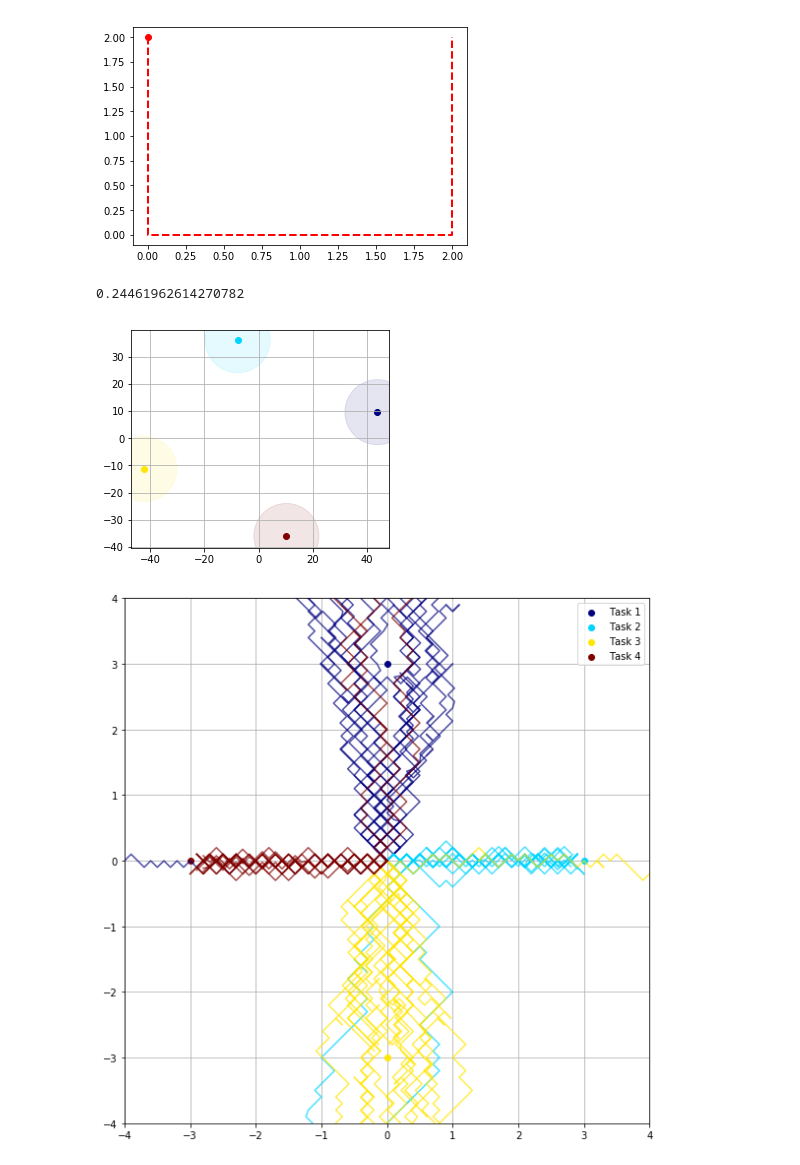
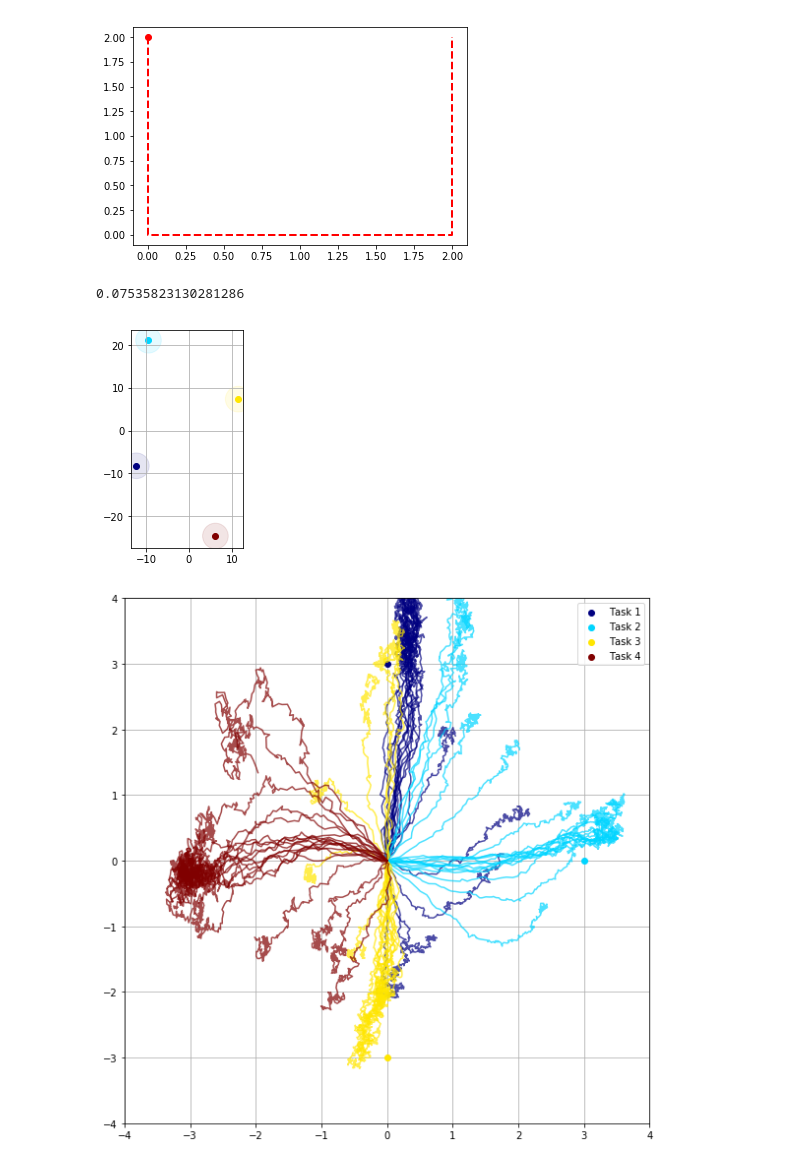
Before and after one commit to ryanjulian/embed2learn, a Jupyter notebook: notebooks/analyze_point_env.ipynb, the cells around one changed output. Saved outputs shown, nothing was run; the diff lists cells and outputs as text; code cells hidden in the pictures.

Commit message:
Composition of tasks

```diff
--- a/notebooks/analyze_point_env.ipynb
+++ b/notebooks/analyze_point_env.ipynb
@@ -117,7 +114,7 @@ plt.show()
 4.0
 [figure]
 # %%
-EXP_PREFIX = "../../../data/cloud"
+EXP_PREFIX = "../../../data/local"
 # EXP_NAME = "ppo-point-embed/ppo_point_embed_2018_07_16_13_34_30_0056"
 # EXP_NAME = "ppo-point-embed/ppo_point_embed_2018_07_16_13_34_30_0064"
 # EXP_NAME = "ppo-point-embed/ppo_point_embed_2018_07_16_13_34_30_0155"
@@ -142,9 +139,9 @@ EXP_PREFIX = "../../../data/cloud"
 # 12 points
 # EXP_NAME = "ppo-point-embed/ppo_point_embed_2018_07_10_17_44_38_0001"
 
-EXP_NAME = "ppo-point-embed/ppo_point_embed_2018_07_11_14_55_28_0001"
+EXP_NAME = "ppo-point-embed-random-start-192-polent/ppo_point_embed_random_start_192_polent_2018_08_14_17_01_37_0001"
 
-EXP_ITR = "450"
+EXP_ITR = "400"
 EXP = osp.join(EXP_PREFIX, EXP_NAME, "itr_{}.pkl".format(EXP_ITR))
 try:
     sess.close()
@@ -159,7 +156,7 @@ policy = snapshot["policy"]
 
 # Tasks and goals
 num_tasks = policy.task_space.flat_dim
-task_envs = env.env.env._task_envs
+task_envs = env.env._task_envs
 goals = np.array([te._goal for te in task_envs])
 task_cmap = colormap_mpl(num_tasks)
 
@@ -173,31 +170,30 @@ means_area = ConvexHull(z_means).volume
 stds_area = np.sum(np.pi * z_stds.prod(axis=1))
 print(stds_area/means_area)
 # %% [output]
-0.24461962614270782
+0.07535823130281286
 # %%
-
-ppo-point-embed/ppo_point_embed_2018_07_11_14_55_28_0001/progress# Embedding visualization
+# Embedding visualization
 plt.figure()
 ax = plt.subplot(111, aspect='equal')
 # centers and std circles
 for t in range(num_tasks):
     mu = z_means[t, :]
     theta = z_stds[t, :]
     plt.scatter(x=mu[0], y=mu[1], color=task_cmap[t])
     e = Ellipse(tuple(mu), 3*theta[0], 3*theta[1], 0, color=task_cmap[t])
     e.set_alpha(0.1)
     ax.add_artist(e)
 plt.grid(True)
 # %% [output]
-[figure, old version]
+[figure, new version]
 # %%
 # Rollout visualization
 matplotlib.rcParams['pdf.fonttype'] = 42
 matplotlib.rcParams['ps.fonttype'] = 42
 plt.figure(figsize=(8, 8))
 
-MAX_PATH_LENGTH = 50
-SAMPLING_POSITIONS = np.linspace(-3, 3, num=20)
+MAX_PATH_LENGTH = 200
+SAMPLING_POSITIONS = np.linspace(-10, 10, num=20)
 
 for t in range(num_tasks):
     # Plot goal
@@ -232,7 +228,7 @@ plt.legend()
 plt.tight_layout()
 plt.show()
 # %% [output]
-[figure, old version]
+[figure, new version]
 # %%
 # Rollout visualization
 matplotlib.rcParams['pdf.fonttype'] = 42
```
Also changed, not shown: parts of 4 cells of this notebook, 8 other files.
